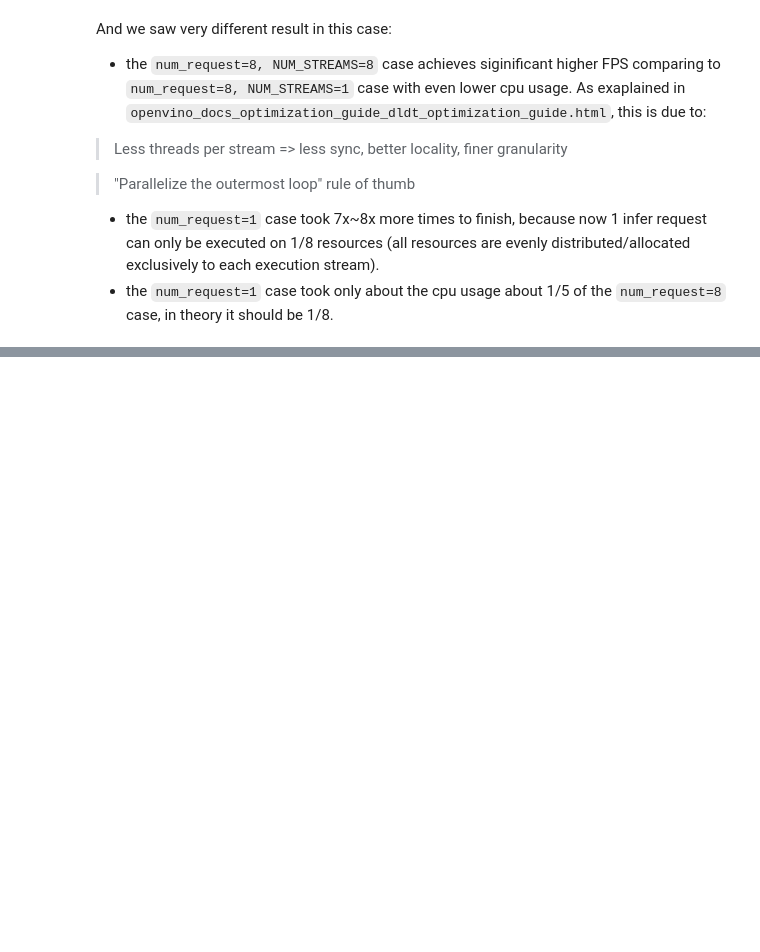
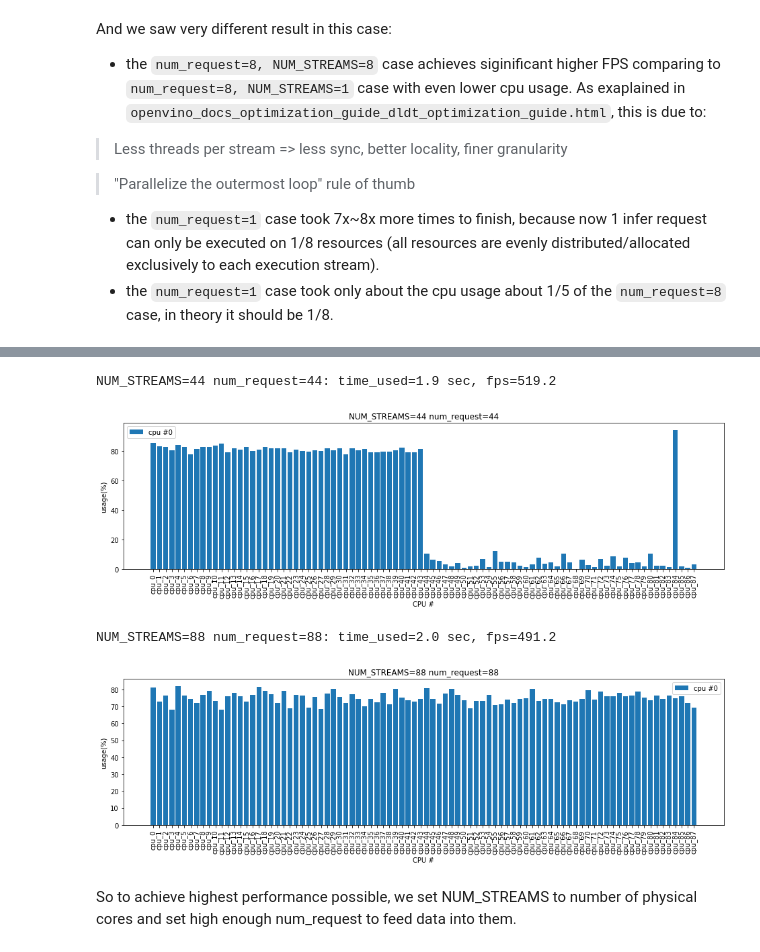
Before and after one commit to usstq/NN-runtimes, a Jupyter notebook: OpenVINO/model_inference.ipynb, the cells around one changed output, grey strips where cells are left out. Cells and saved outputs as stored; diff of their text form; code cells hidden in the pictures; blank space fills up the shorter version.

```diff
--- a/OpenVINO/model_inference.ipynb
+++ b/OpenVINO/model_inference.ipynb
@@ -232,0 +278,10 @@ visualize_profiling(TestResult)
+# %%
+test_cpu_usage(44, 44)
+test_cpu_usage(88, 88)
+# %% [output]
+NUM_STREAMS=44 num_request=44: time_used=1.9 sec, fps=519.2
+[figure, added]
+NUM_STREAMS=88 num_request=88: time_used=2.0 sec, fps=491.2
+[figure, added]
+# %% [markdown]
+So to achieve highest performance possible, we set NUM_STREAMS to number of physical cores and set high enough num_request to feed data into them.
```
Also changed, not shown: parts of 9 cells of this notebook, 1 other file.
